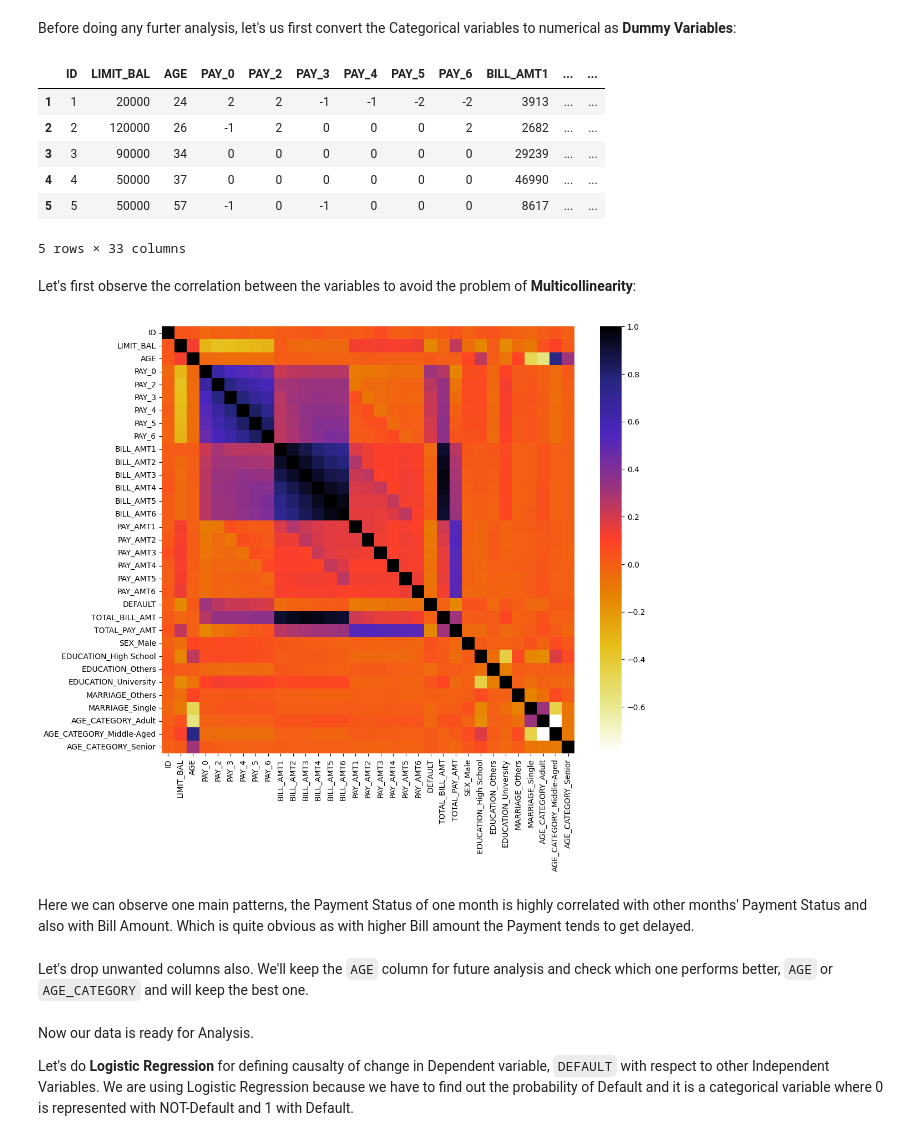
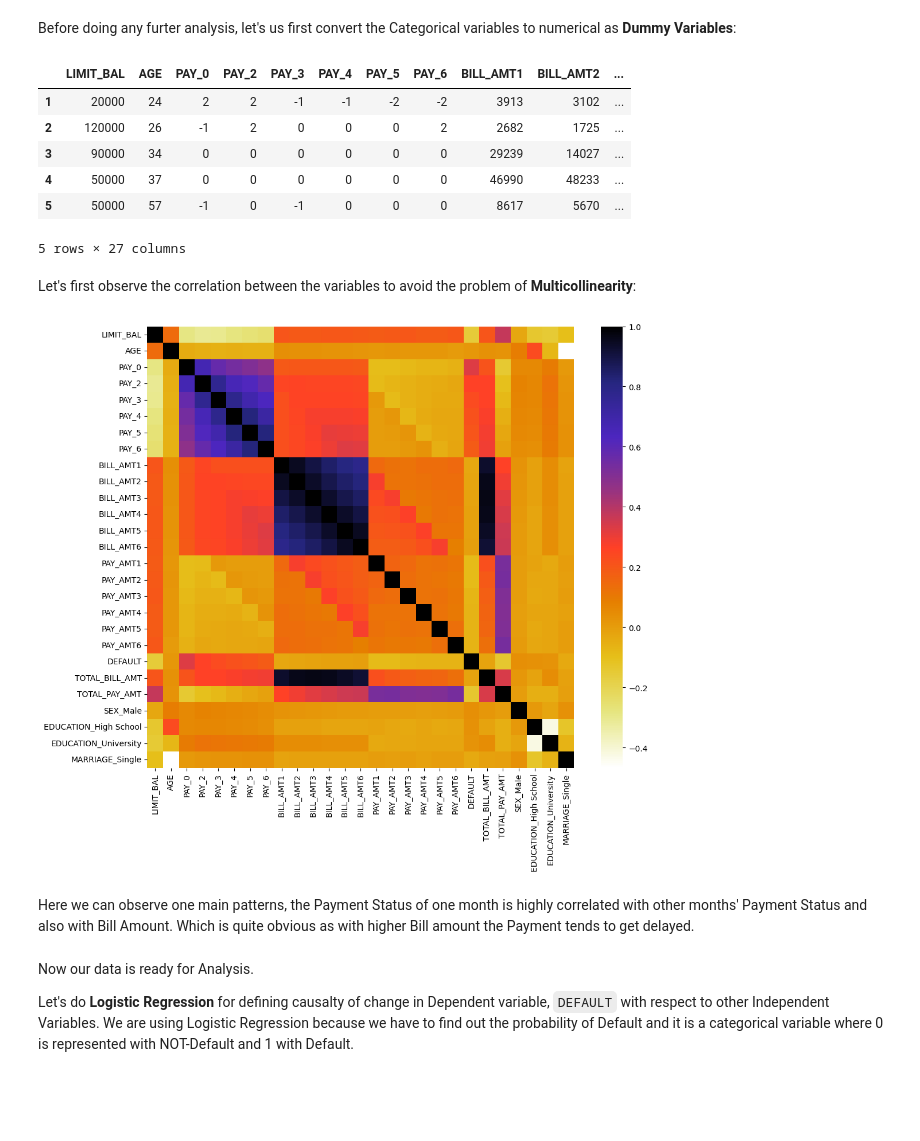
Before and after one commit to utkarsh-284/Credit-Default-Risk, a Jupyter notebook: Credit_Default_Prediction.ipynb, the cells around one changed output. Drawn from its saved outputs; the diff is of its cells as text; code cells hidden in the pictures; blank space fills up the shorter version.

```diff
--- a/Credit_Default_Prediction.ipynb
+++ b/Credit_Default_Prediction.ipynb
@@ -221,0 +266,5 @@ plt.tight_layout()
+# %%
+p = 0.99
+upper = df2['TOTAL_BILL_AMT'].quantile(p)
+df3 = df2[df2['TOTAL_BILL_AMT'] <= upper]
+df3.shape
@@ -221,0 +273,5 @@ plt.tight_layout()
+# %%
+p = 0.99
+upper = df3['TOTAL_PAY_AMT'].quantile(p)
+df3 = df3[df3['TOTAL_PAY_AMT'] <= upper]
+df3.shape
@@ -365,9 +359,9 @@ bins = [0, 25, 35, 60, float('inf')]  # Define age ranges
 labels = ['Young Adult', 'Adult', 'Middle-Aged', 'Senior']
 
 # Create a new column 'Age_Category' based on age
-df2.loc[:, 'AGE_CATEGORY'] = pd.cut(df2['AGE'], bins=bins, labels=labels,
+df3.loc[:, 'AGE_CATEGORY'] = pd.cut(df3['AGE'], bins=bins, labels=labels,
                                     right=False)
-df2.head()
+df3.head()
 # %% [output]
 |  | ID | LIMIT_BAL | SEX | EDUCATION | MARRIAGE | AGE | PAY_0 | PAY_2 | PAY_3 | PAY_4 | ... |
 | 1 | 1 | 20000 | Female | University | Married | 24 | 2 | 2 | -1 | -1 | ... |
@@ -609,28 +588,27 @@ Now, let's us look at these variables from Econometric and Machine Learning pers
 # %% [markdown]
 Before doing any furter analysis, let's us first convert the Categorical variables to numerical as **Dummy Variables**:
 # %%
-df3 = pd.get_dummies(df2,
-                     columns=['SEX', 'EDUCATION', 'MARRIAGE', 'AGE_CATEGORY'],
+df4 = pd.get_dummies(df3,
+                     columns=['SEX', 'EDUCATION', 'MARRIAGE'],
                      drop_first=True, dtype=int)
-df3.head()
+df4 = df4.drop(columns=['ID', 'AGE_CATEGORY'])
+df4.head()
 # %% [output]
-|  | ID | LIMIT_BAL | AGE | PAY_0 | PAY_2 | PAY_3 | PAY_4 | PAY_5 | PAY_6 | BILL_AMT1 | ... | ... |
-| 1 | 1 | 20000 | 24 | 2 | 2 | -1 | -1 | -2 | -2 | 3913 | ... | ... |
-| 2 | 2 | 120000 | 26 | -1 | 2 | 0 | 0 | 0 | 2 | 2682 | ... | ... |
-| 3 | 3 | 90000 | 34 | 0 | 0 | 0 | 0 | 0 | 0 | 29239 | ... | ... |
-| 4 | 4 | 50000 | 37 | 0 | 0 | 0 | 0 | 0 | 0 | 46990 | ... | ... |
-| 5 | 5 | 50000 | 57 | -1 | 0 | -1 | 0 | 0 | 0 | 8617 | ... | ... |
+|  | LIMIT_BAL | AGE | PAY_0 | PAY_2 | PAY_3 | PAY_4 | PAY_5 | PAY_6 | BILL_AMT1 | BILL_AMT2 | ... |
+| 1 | 20000 | 24 | 2 | 2 | -1 | -1 | -2 | -2 | 3913 | 3102 | ... |
+| 2 | 120000 | 26 | -1 | 2 | 0 | 0 | 0 | 2 | 2682 | 1725 | ... |
+| 3 | 90000 | 34 | 0 | 0 | 0 | 0 | 0 | 0 | 29239 | 14027 | ... |
+| 4 | 50000 | 37 | 0 | 0 | 0 | 0 | 0 | 0 | 46990 | 48233 | ... |
+| 5 | 50000 | 57 | -1 | 0 | -1 | 0 | 0 | 0 | 8617 | 5670 | ... |
-5 rows × 33 columns
+5 rows × 27 columns
 # %% [markdown]
 Let's first observe the correlation between the variables to avoid the problem of **Multicollinearity**:
 # %%
 plt.figure(figsize=(12,10))
-cor = df3.corr()
+cor = df4.corr()
 sns.heatmap(cor, cmap=plt.cm.CMRmap_r)
 plt.show()
 # %% [output]
-[figure, old version]
+[figure, new version]
 # %% [markdown]
 Here we can observe one main patterns, the Payment Status of one month is highly correlated with other months' Payment Status and also with Bill Amount. Which is quite obvious as with higher Bill amount the Payment tends to get delayed.
-# %% [markdown]
-Let's drop unwanted columns also. We'll keep the `AGE` column for future analysis and check which one performs better, `AGE` or `AGE_CATEGORY` and will keep the best one.
```
Also changed, not shown: parts of 70 cells of this notebook.
